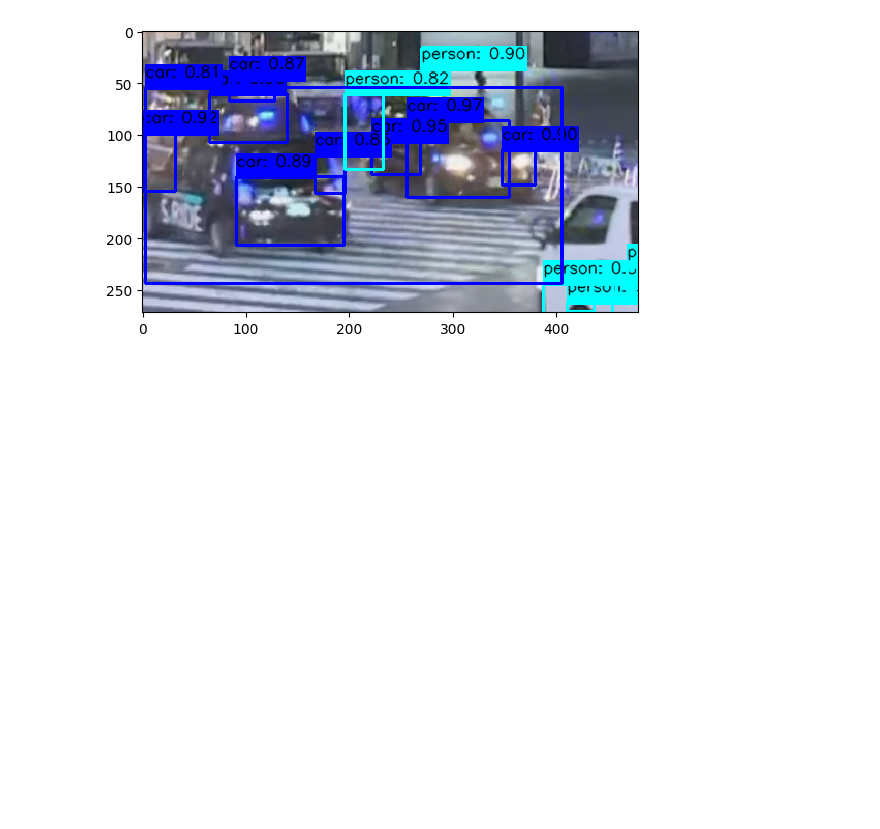
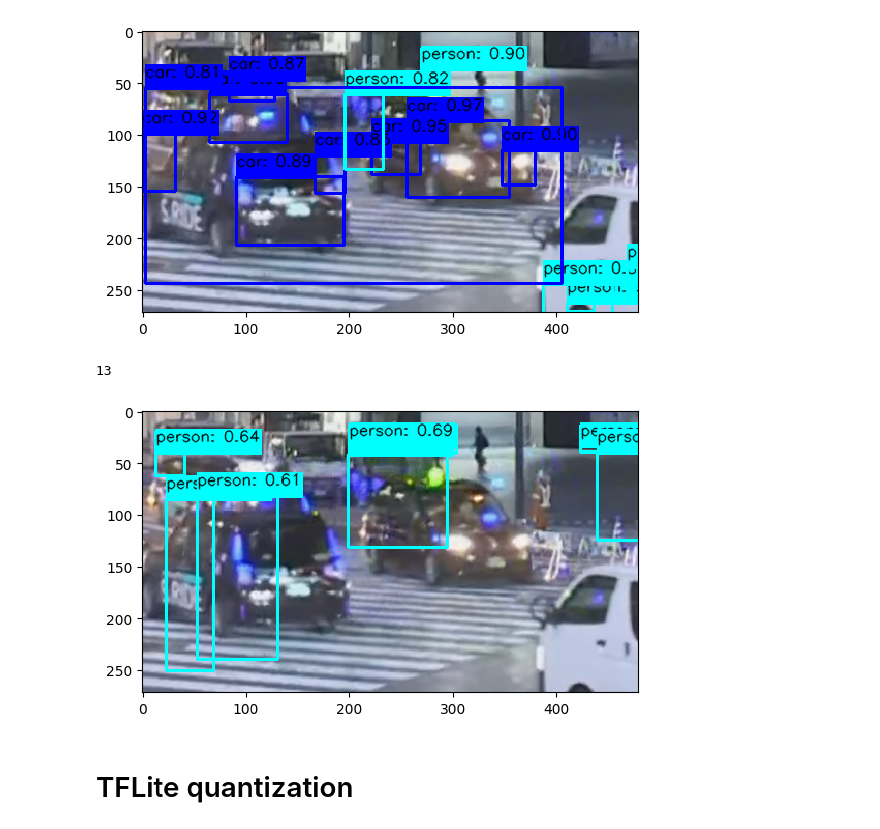
Before and after one commit to leoliu5550/MeiChu2023, a Jupyter notebook: Model/evalmodel.ipynb, the cells around one changed output. Saved outputs shown, nothing was run; the diff lists cells and outputs as text; code cells hidden in the pictures; blank space fills up the shorter version.

Commit message:
add other model tflite

```diff
--- a/Model/evalmodel.ipynb
+++ b/Model/evalmodel.ipynb
@@ -274,0 +494,26 @@ plt.show()
+# %%
+confidence_thres = 0.6
+iou_thres = 0.2
+# %%
+tflite_path = "yolov5model_float16_quant.tflite"
+tfmodel2 = TFinference(
+    tf_model = tflite_path,
+    input_image = "test_imgs/09.png",
+    confidence_thres = confidence_thres,
+    iou_thres = iou_thres,
+    cocolabel_path = label_path,
+    positive_list = positive_list)
+# %%
+result = tfmodel2.main()
+# %%
+len(tfmodel2.pred_result())
+# %% [output]
+13
+# %%
+from matplotlib import pyplot as plt
+plt.imshow(result, interpolation='nearest')
+plt.show()
+# %% [output]
+[figure, added]
+# %% [markdown]
+# TFLite quantization
```
Also changed, not shown: parts of 14 cells of this notebook, 4 other files.
